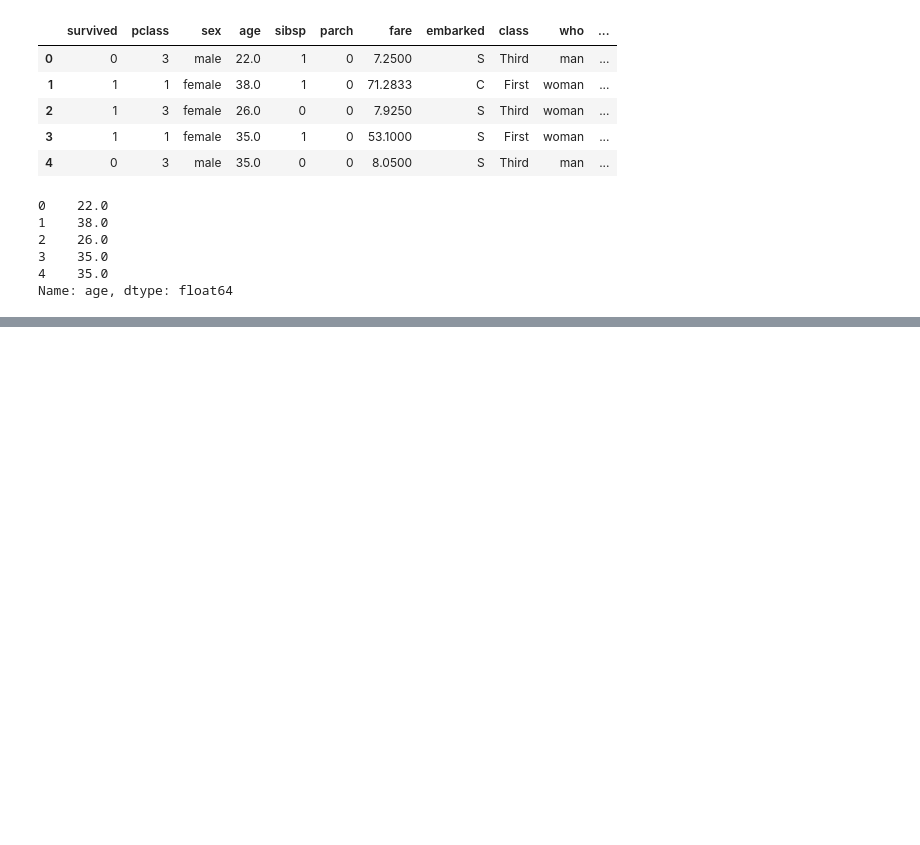
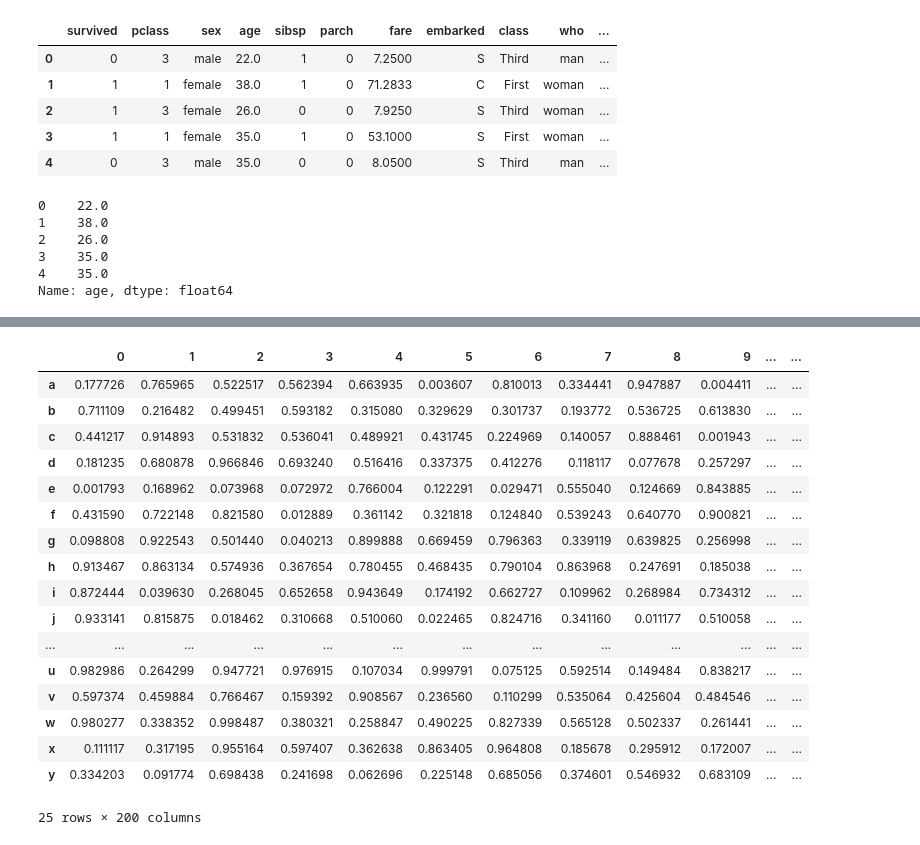
Before and after one commit to UzairHussain193/DataScience_with_Python, a Jupyter notebook: Chilla_2023/pandas_03.ipynb, the cells around one changed output, grey strips where cells are left out. Cells and saved outputs as stored; diff of their text form; code cells hidden in the pictures; blank space fills up the shorter version.

```diff
--- a/Chilla_2023/pandas_03.ipynb
+++ b/Chilla_2023/pandas_03.ipynb
@@ -1116,0 +1201,3 @@ Name: age, dtype: float64
+# %%
+#  creating a new df
+df=pd.DataFrame(np.random.rand(200,25),columns=list('abcdefghijklmnopqrstuvwxy'))
@@ -1116,0 +1252,21 @@ Name: age, dtype: float64
+# %%
+df.T
+# %% [output]
+|  | 0 | 1 | 2 | 3 | 4 | 5 | 6 | 7 | 8 | 9 | ... | ... |
+| a | 0.177726 | 0.765965 | 0.522517 | 0.562394 | 0.663935 | 0.003607 | 0.810013 | 0.334441 | 0.947887 | 0.004411 | ... | ... |
+| b | 0.711109 | 0.216482 | 0.499451 | 0.593182 | 0.315080 | 0.329629 | 0.301737 | 0.193772 | 0.536725 | 0.613830 | ... | ... |
+| c | 0.441217 | 0.914893 | 0.531832 | 0.536041 | 0.489921 | 0.431745 | 0.224969 | 0.140057 | 0.888461 | 0.001943 | ... | ... |
+| d | 0.181235 | 0.680878 | 0.966846 | 0.693240 | 0.516416 | 0.337375 | 0.412276 | 0.118117 | 0.077678 | 0.257297 | ... | ... |
+| e | 0.001793 | 0.168962 | 0.073968 | 0.072972 | 0.766004 | 0.122291 | 0.029471 | 0.555040 | 0.124669 | 0.843885 | ... | ... |
+| f | 0.431590 | 0.722148 | 0.821580 | 0.012889 | 0.361142 | 0.321818 | 0.124840 | 0.539243 | 0.640770 | 0.900821 | ... | ... |
+| g | 0.098808 | 0.922543 | 0.501440 | 0.040213 | 0.899888 | 0.669459 | 0.796363 | 0.339119 | 0.639825 | 0.256998 | ... | ... |
+| h | 0.913467 | 0.863134 | 0.574936 | 0.367654 | 0.780455 | 0.468435 | 0.790104 | 0.863968 | 0.247691 | 0.185038 | ... | ... |
+| i | 0.872444 | 0.039630 | 0.268045 | 0.652658 | 0.943649 | 0.174192 | 0.662727 | 0.109962 | 0.268984 | 0.734312 | ... | ... |
+| j | 0.933141 | 0.815875 | 0.018462 | 0.310668 | 0.510060 | 0.022465 | 0.824716 | 0.341160 | 0.011177 | 0.510058 | ... | ... |
+| ... | ... | ... | ... | ... | ... | ... | ... | ... | ... | ... | ... | ... |
+| u | 0.982986 | 0.264299 | 0.947721 | 0.976915 | 0.107034 | 0.999791 | 0.075125 | 0.592514 | 0.149484 | 0.838217 | ... | ... |
+| v | 0.597374 | 0.459884 | 0.766467 | 0.159392 | 0.908567 | 0.236560 | 0.110299 | 0.535064 | 0.425604 | 0.484546 | ... | ... |
+| w | 0.980277 | 0.338352 | 0.998487 | 0.380321 | 0.258847 | 0.490225 | 0.827339 | 0.565128 | 0.502337 | 0.261441 | ... | ... |
+| x | 0.111117 | 0.317195 | 0.955164 | 0.597407 | 0.362638 | 0.863405 | 0.964808 | 0.185678 | 0.295912 | 0.172007 | ... | ... |
+| y | 0.334203 | 0.091774 | 0.698438 | 0.241698 | 0.062696 | 0.225148 | 0.685056 | 0.374601 | 0.546932 | 0.683109 | ... | ... |
+25 rows × 200 columns
```
Also changed, not shown: parts of 16 cells of this notebook.
